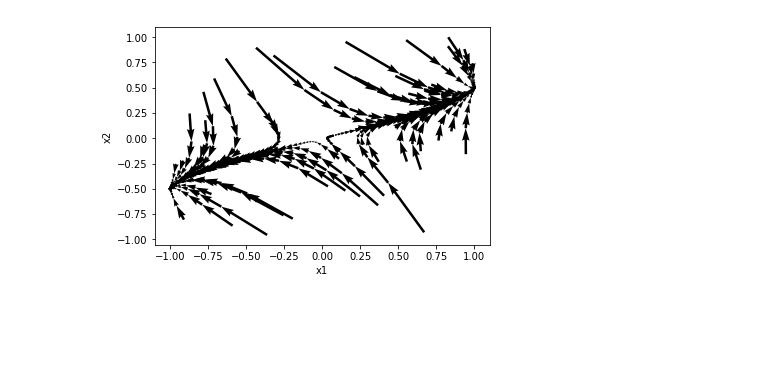
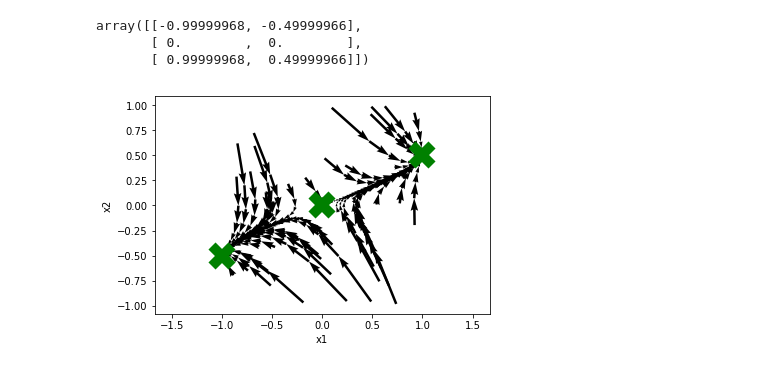
Before and after one commit to martharobinson/exploring_rnns, a Jupyter notebook: sussillo_barak_2013_worked_examples.ipynb, the cells around one changed output. Drawn from its saved outputs; the diff is of its cells as text; code cells hidden in the pictures; blank space fills up the shorter version.

Commit message:
implemented function q to find fixed and slow points

```diff
--- a/sussillo_barak_2013_worked_examples.ipynb
+++ b/sussillo_barak_2013_worked_examples.ipynb
@@ -12,3 +16,28 @@ def F(x,t):
     x1d = (1-(x1**2)) * x2
     x2d = (x1/2) - x2
     return [x1d,x2d]
+# %%
+# Now define function q to find fixed and slow points in the system F(x)
+def q(x):
+    t = 0
+    Fx = np.array(F(x,t))
+    qx = (np.sum(abs(Fx)**2))/2
+    return qx
+# %%
+# calculate qx for every pair of x1 and x2
+qx = np.zeros([100,100])
+for i_ind, i in enumerate(np.linspace(-1,1,100)):
+    for j_ind, j in enumerate(np.linspace(-1,1,100)):
+        qx[i_ind, j_ind] = q(np.array([i,j]))
+
+# plot heat map for values of q
+df = (pd.DataFrame(qx,
+      columns = np.round(np.linspace(-1,1,100),1),
+      index = np.round(np.linspace(-1,1,100),1)))
+ax = sns.heatmap(df, square=True,
+                 yticklabels=10, xticklabels=10,
+                 cbar_kws={'label': 'q'})
+ax.invert_yaxis()
+plt.xlabel('x1')
+plt.ylabel('x2')
+plt.show()
@@ -15,19 +46,39 @@ def F(x,t):
+# %%
+# Find local minima in q to identify fixed and slow points
+x0 = np.array([(-1,-1), (0,0), (1,1)])
+minima = np.zeros([3,2])
+for i, x in enumerate(x0):
+    sol = opt.minimize(q, x, method='Nelder-Mead', tol=1e-6)
+    minima[i,:] = sol.x
+minima
+# %% [output]
+array([[-0.99999968, -0.49999966],
+       [ 0.        ,  0.        ],
+       [ 0.99999968,  0.49999966]])
 # %%
 # randomly sample starting conditions between -1 and 1
 x0 = [(-1 + 2*np.random.random(), -1 + 2*np.random.random())
       for i in range(50)]
 
 # run the system from the various starting conditions
 # and plot trajectories
 t = np.linspace(0,10,20)
 plot = plt.figure()
 for i, x in enumerate(x0):
     Fx = odeint(F, x, t)
     plt.quiver(Fx[:-1, 0], Fx[:-1, 1], # locations
                Fx[1:, 0]-Fx[:-1, 0], Fx[1:, 1]-Fx[:-1, 1], # values
                scale_units='xy', angles='xy', scale=1)
+
+# plot the minima we found for q - these are the fixed and slow points
+plt.plot(minima[:,0], minima[:,1], "x",
+         markersize=20, markeredgewidth=10,
+        markeredgecolor='g')
+
 plt.xlabel('x1')
 plt.ylabel('x2')
+plt.axis('equal')
+
 plt.show(plot)
 # %% [output]
-[figure, old version]
+[figure, new version]
```
Also changed, not shown: parts of 4 cells of this notebook.
